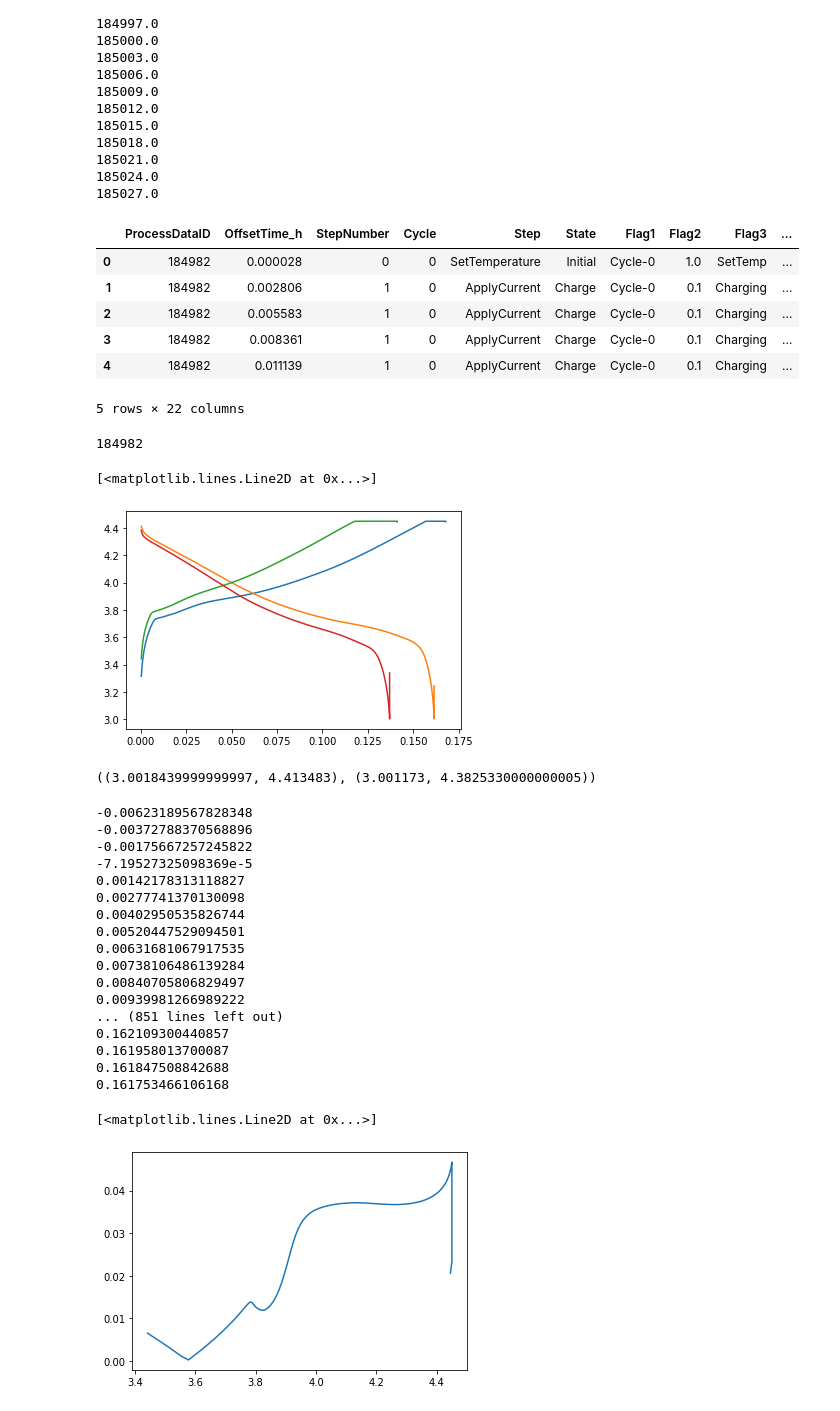
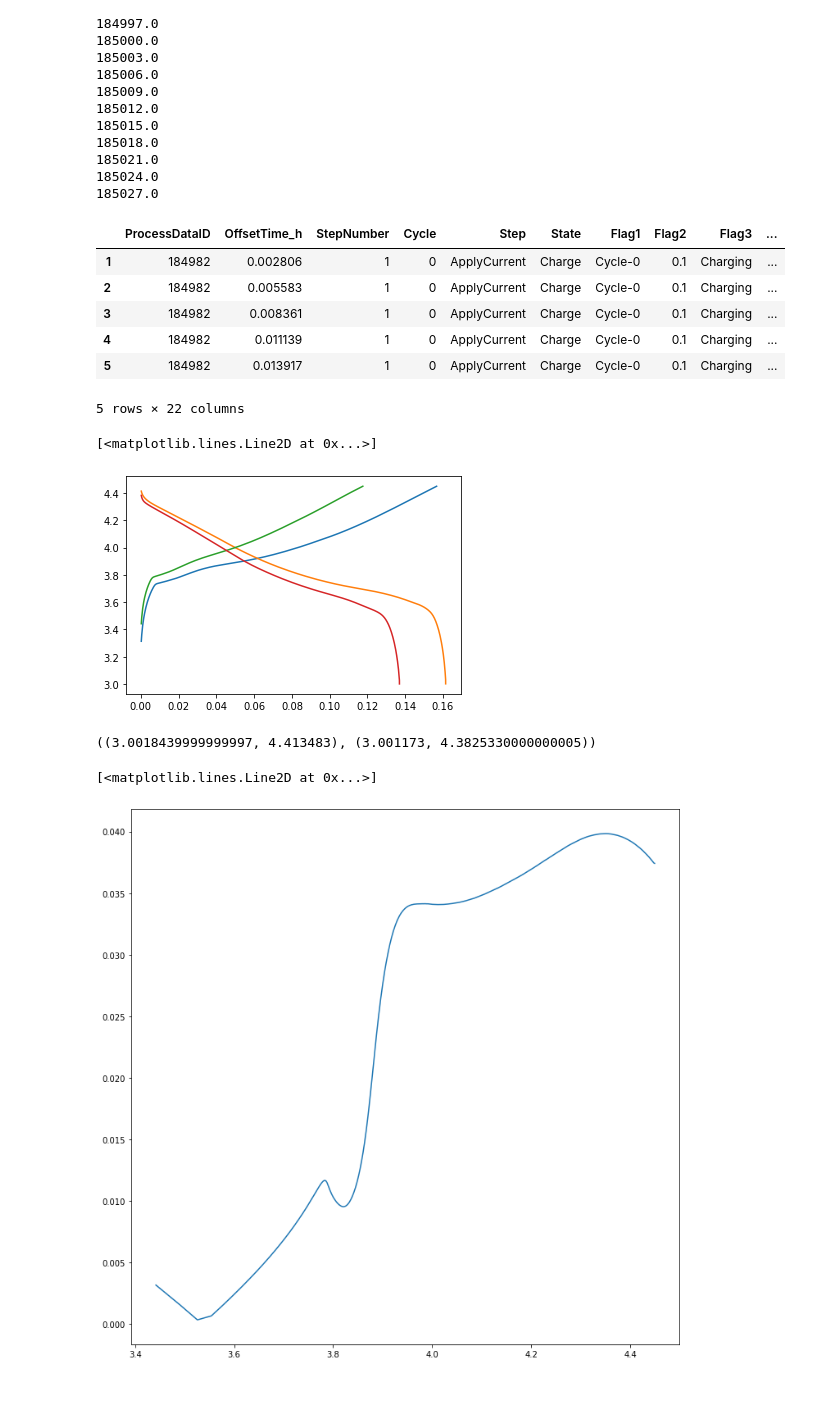
Before and after one commit to cheolhojang/data-driven-prediction-of-battery-cycle-life-before-capacity-degradation, a Jupyter notebook: CJ_work/warmup3.ipynb, the cells around one changed output. Cells and saved outputs as stored; diff of their text form; code cells hidden in the pictures.

```diff
--- a/CJ_work/warmup3.ipynb
+++ b/CJ_work/warmup3.ipynb
@@ -84,27 +68,23 @@ for i in path_list:
 185027.0
 # %%
 df = pd.read_csv(path_list[0], sep = "\t")
+df = df[df['Step'] == "ApplyCurrent"]
 df.head()
 # %% [output]
 |  | ProcessDataID | OffsetTime_h | StepNumber | Cycle | Step | State | Flag1 | Flag2 | Flag3 | ... |
-| 0 | 184982 | 0.000028 | 0 | 0 | SetTemperature | Initial | Cycle-0 | 1.0 | SetTemp | ... |
 | 1 | 184982 | 0.002806 | 1 | 0 | ApplyCurrent | Charge | Cycle-0 | 0.1 | Charging | ... |
 | 2 | 184982 | 0.005583 | 1 | 0 | ApplyCurrent | Charge | Cycle-0 | 0.1 | Charging | ... |
 | 3 | 184982 | 0.008361 | 1 | 0 | ApplyCurrent | Charge | Cycle-0 | 0.1 | Charging | ... |
 | 4 | 184982 | 0.011139 | 1 | 0 | ApplyCurrent | Charge | Cycle-0 | 0.1 | Charging | ... |
+| 5 | 184982 | 0.013917 | 1 | 0 | ApplyCurrent | Charge | Cycle-0 | 0.1 | Charging | ... |
 5 rows × 22 columns
-# %%
-df['ProcessDataID'][0]
-# %% [output]
-184982
+# %%
+i = list(simplified['ProcessDataID'])
+
+df['cathodeMass'] = np.ones(len(df)) * simplified.iloc[i.index(df['ProcessDataID'][1])].cathodeMass
+df['divided'] = df['StateCapacity_mAh']/df['cathodeMass']
+si = df[['ProcessDataID', 'StepNumber', 'Cycle', 'Step','State', 'Voltage_V', 'cathodeMass', 'StateCapacity_mAh', 'divided']]
 # %%
-i = list(simplified['ProcessDataID'])
-
-df['cathodeMass'] = np.ones(len(df)) * simplified.iloc[i.index(df['ProcessDataID'][0])].cathodeMass
-df['divided'] = df['StateCapacity_mAh']/df['cathodeMass']
-si = df[['ProcessDataID', 'StepNumber', 'Cycle', 'Step','State', 'Voltage_V', 'cathodeMass', 'StateCapacity_mAh', 'divided']]
-
-
 tenth_dis = si[(si['Cycle'] == 10) & (si['State'] == 'Discharge')]
 #tenth cycle plot
 tenth_charge = si[(si['Cycle'] == 10) & (si['State'] == 'Charge')]
@@ -121,7 +101,7 @@ plt.plot(hundth_charge['divided'], hundth_charge['Voltage_V'])
 plt.plot(hundth_dis['divided'], hundth_dis['Voltage_V'])
 # %% [output]
 [<matplotlib.lines.Line2D at 0x...>]
-[figure, old version]
+[figure, new version]
 # %%
 (min(set(tenth_dis['Voltage_V'])), max(set(tenth_dis['Voltage_V']))), (min(set(hundth_dis['Voltage_V'])), max(set(hundth_dis['Voltage_V'])))
 # %% [output]
@@ -129,39 +109,23 @@ plt.plot(hundth_dis['divided'], hundth_dis['Voltage_V'])
 # %%
 y_data = tenth_charge['Voltage_V']
 x_data = tenth_charge['divided']
-def test_func(x, a, b, c, d, e):
-    return a*x**4 + b*x**3 + c*x**2 + d*x**1 + e
-params, params_covariance = optimize.curve_fit(test_func, x_data, y_data,p0=[0, 0, 0, 0, 0])
+def test_func(x, a, b, c, d, e, f):
+    return a*x**5 + b*x**4 + c*x**3 + d*x**2 + e*x**1 + f
+params, params_covariance = optimize.curve_fit(test_func, x_data, y_data,p0=[0, 0, 0, 0, 0, 0])
 sols = []
 for i in hundth_charge['Voltage_V']:
     x = Symbol('x', real=True)
-    solutions = solve(params[0]*x**4 + params[1]*x**3 + params[2]*x**2 + params[3]*x**1 + params[4] - i, x)
+    solutions = solve(params[0]*x**5 + params[1]*x**4 + params[2]*x**3 + params[3]*x**2 + params[4]*x**1 + params[5] - i, x)
     #print(solutions[0])
     sols.append(solutions[0])
 hundth_charge_preds = {'voltage': hundth_charge['Voltage_V'], 'hund mass': hundth_charge['divided'], 'tenth mass': sols}
 df1 = pd.DataFrame(data = hundth_charge_preds)
 df1['difference'] = abs(df1['hund mass'] - df1['tenth mass'])
+plt.figure(figsize=(12,12))
 plt.plot(df1['voltage'], df1['difference'])
 # %% [output]
--0.00623189567828348
--0.00372788370568896
--0.00175667257245822
--7.19527325098369e-5
-0.00142178313118827
-0.00277741370130098
-0.00402950535826744
-0.00520447529094501
-0.00631681067917535
-0.00738106486139284
-0.00840705806829497
-0.00939981266989222
-... (851 lines left out)
-0.162109300440857
-0.161958013700087
-0.161847508842688
-0.161753466106168
+[<matplotlib.lines.Line2D at 0x...>]
-[<matplotlib.lines.Line2D at 0x...>]
-[figure, old version]
+[figure, new version]
 # %%
 print(params)
 # %% [output]
```
Also changed, not shown: parts of 9 cells of this notebook, 4 other files.
